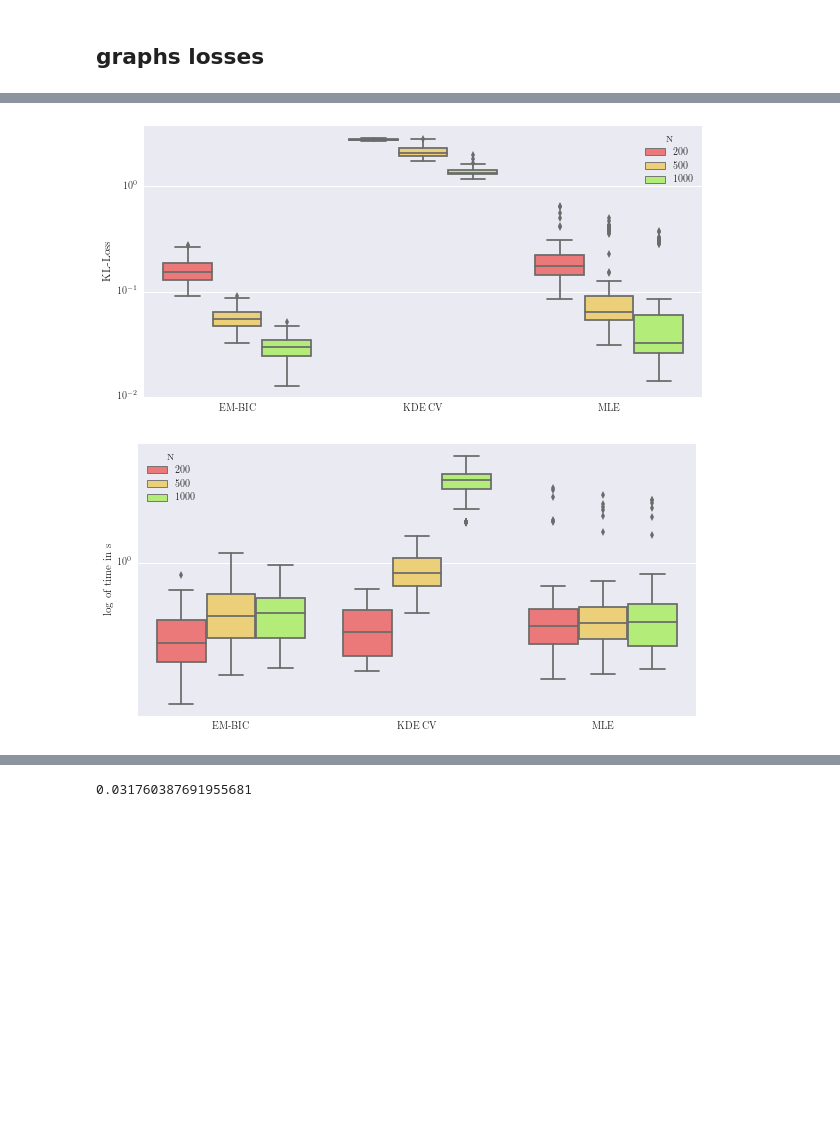
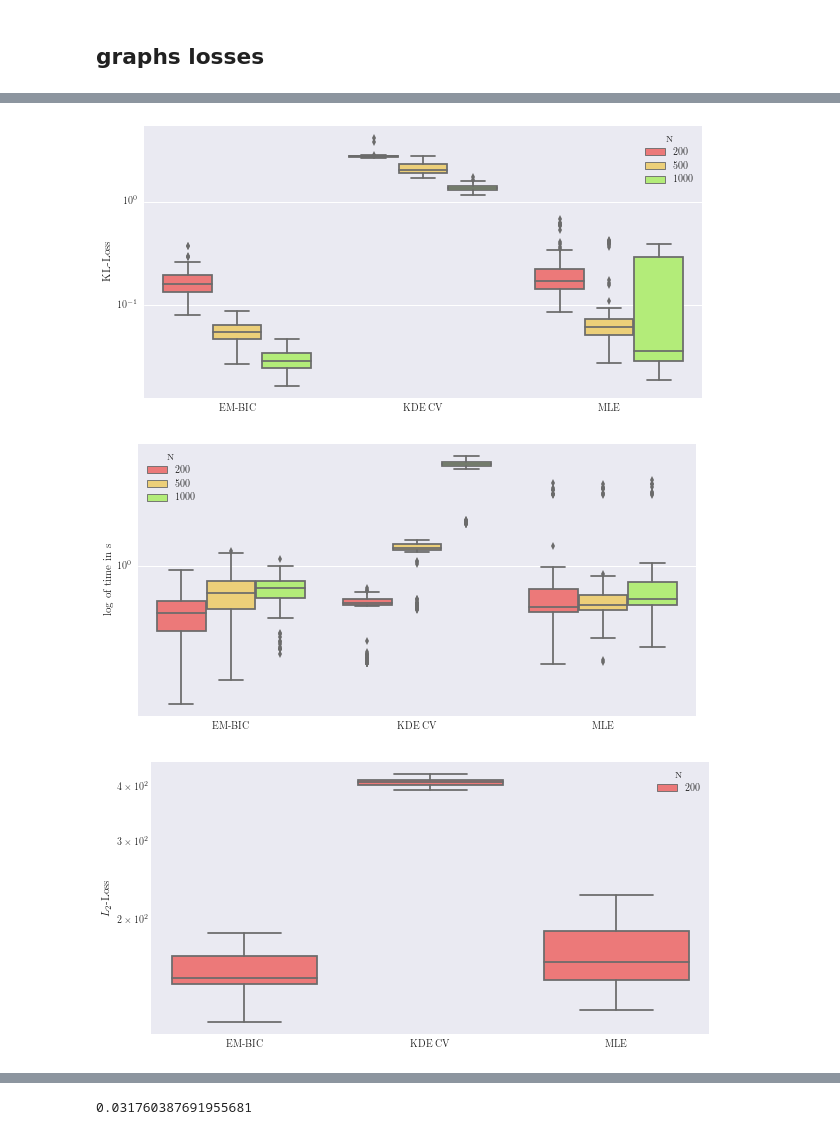
Before and after one commit to mehdisebbar/kl-aggregation, a Jupyter notebook: weight_vector_simulations_paper/weight_vector_estim_code/clustering.ipynb, the cells around one changed output, grey strips where cells are left out. Drawn from its saved outputs; the diff is of its cells as text; code cells hidden in the pictures; blank space fills up the shorter version.

```diff
--- a/weight_vector_simulations_paper/weight_vector_estim_code/clustering.ipynb
+++ b/weight_vector_simulations_paper/weight_vector_estim_code/clustering.ipynb
@@ -802,10 +802,10 @@ import numpy as np
 
 %matplotlib inline
 
-simu_folder = "/Users/mehdi/Downloads/dg_2017-08-08_19.07.01"
+simu_folder = "/Users/mehdi/Downloads/dg_2017-08-09_11.52.08"
 folder  = simu_folder
 #folder = "/Users/mehdi/Downloads/"+simu_folder+"/"
-onlyfiles = [f for f in listdir(folder) if (isfile(join(folder, f)) and f.startswith("res_K") and "gof" in f and "pc"  in f)]
+onlyfiles = [f for f in listdir(folder) if (isfile(join(folder, f)) and f.startswith("res_K") and "gof"  in f and "pc" in f)]
 data = []
 for f in onlyfiles:
     r = pickle.load(open(simu_folder+"/"+f))
@@ -883,7 +883,7 @@ def gen_graph_dict_gen_time(df, p):
     sns_plot = boxplot.get_figure()
     #plt.savefig("../../phd-thesis/TeX_files/dict_gen_time_dim_"+str(p)+"_gof_pc_select", dpi=100, transparent=True, bbox_inches='tight', pad_inches=0)
 # %%
-for p in [3]:
+for p in [3,4,5]:
     gen_graph_dict_gen_loss(df, p, "L2")
     gen_graph_dict_gen_loss(df, p, "KL")
     gen_graph_dict_gen_time(df, p)
@@ -892,2 +892,3 @@ for p in [3]:
-[figure, old version]
+[figure, new version]
-[figure, old version]
+[figure, new version]
+[figure, added]
```
Also changed, not shown: parts of 2 cells of this notebook, 1 other file.
